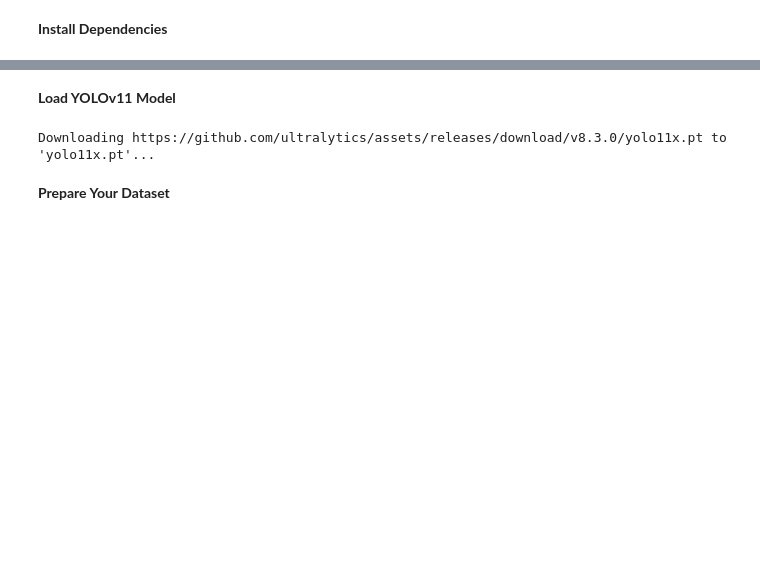
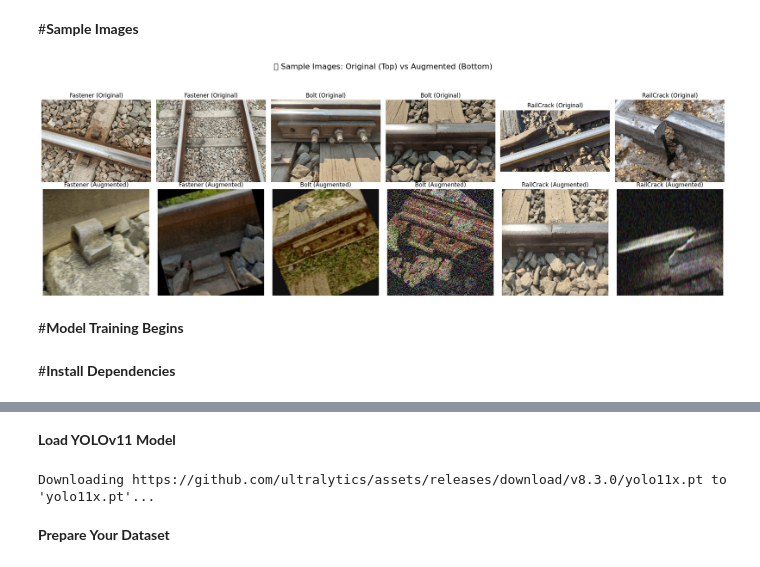
Before and after one commit to MdMehedi-Hassan/RailTrack-Inspector, a Jupyter notebook: Rail.ipynb, the cells around one changed output, grey strips where cells are left out. Saved outputs shown, nothing was run; the diff lists cells and outputs as text; code cells hidden in the pictures; blank space fills up the shorter version.

```diff
--- a/Rail.ipynb
+++ b/Rail.ipynb
@@ -3,5 +217,75 @@
+# %% [markdown]
+#**Sample Images**
+# %%
+from pathlib import Path
+
+# Base paths
+original_base = Path("/content/drive/MyDrive/Datasets/Defects")
+augmented_base = Path("/content/drive/MyDrive/Datasets/Defects_Balanced")
+
+# Class and subfolder mapping
+classes = {
+    'Fastener': 'fastener',
+    'Bolt': 'bolt',
+    'RailCrack': 'railcrack'
+}
+# %%
+def get_random_images(base_path, subfolder_key, count=2, is_augmented=False):
+    """
+    Returns a list of random image file paths from a given class folder
+    """
+    if is_augmented:
+        img_dir = base_path / subfolder_key / "images"
+    else:
+        img_dir = base_path / subfolder_key / classes[subfolder_key]
+
+    image_files = [f for f in os.listdir(img_dir) if f.lower().endswith(('.jpg', '.png', '.jpeg'))]
+    if len(image_files) < count:
+        raise ValueError(f"Not enough images in {img_dir} to sample {count}")
+
+    selected = random.sample(image_files, count)
+    return [img_dir / img for img in selected]
+
+def display_sample_images():
+    fig, axes = plt.subplots(2, 6, figsize=(20, 7))
+    fig.suptitle("🔍 Sample Images: Original (Top) vs Augmented (Bottom)", fontsize=16)
+
+    all_classes = list(classes.keys())
+    for i, cls in enumerate(all_classes):
+        # Get 2 original + 2 augmented images
+        orig_imgs = get_random_images(original_base, cls, count=2)
+        aug_imgs = get_random_images(augmented_base, cls, count=2, is_augmented=True)
+
+        for j in range(2):
+            # Top row: Original
+            img = cv2.imread(str(orig_imgs[j]))
+            if img is not None:
+                axes[0, i * 2 + j].imshow(cv2.cvtColor(img, cv2.COLOR_BGR2RGB))
+                axes[0, i * 2 + j].set_title(f"{cls} (Original)")
+            else:
+                axes[0, i * 2 + j].set_title("Read Error")
+            axes[0, i * 2 + j].axis("off")
+
+            # Bottom row: Augmented
+            img = cv2.imread(str(aug_imgs[j]))
+            if img is not None:
+                axes[1, i * 2 + j].imshow(cv2.cvtColor(img, cv2.COLOR_BGR2RGB))
+                axes[1, i * 2 + j].set_title(f"{cls} (Augmented)")
+            else:
+                axes[1, i * 2 + j].set_title("Read Error")
+            axes[1, i * 2 + j].axis("off")
+
+    plt.tight_layout(rect=[0, 0, 1, 0.95])
+    plt.show()
+
+# Run it
+display_sample_images()
+# %% [output]
+[figure, added]
+# %% [markdown]
+#**Model Training Begins**
 # %% [markdown]
-**Install Dependencies**
+#**Install Dependencies**
 # %%
 # Install YOLOv11 library (replace with correct repo if available)
 !pip install ultralytics opencv-python-headless matplotlib numpy torch
```
Also changed, not shown: parts of 17 cells of this notebook.
